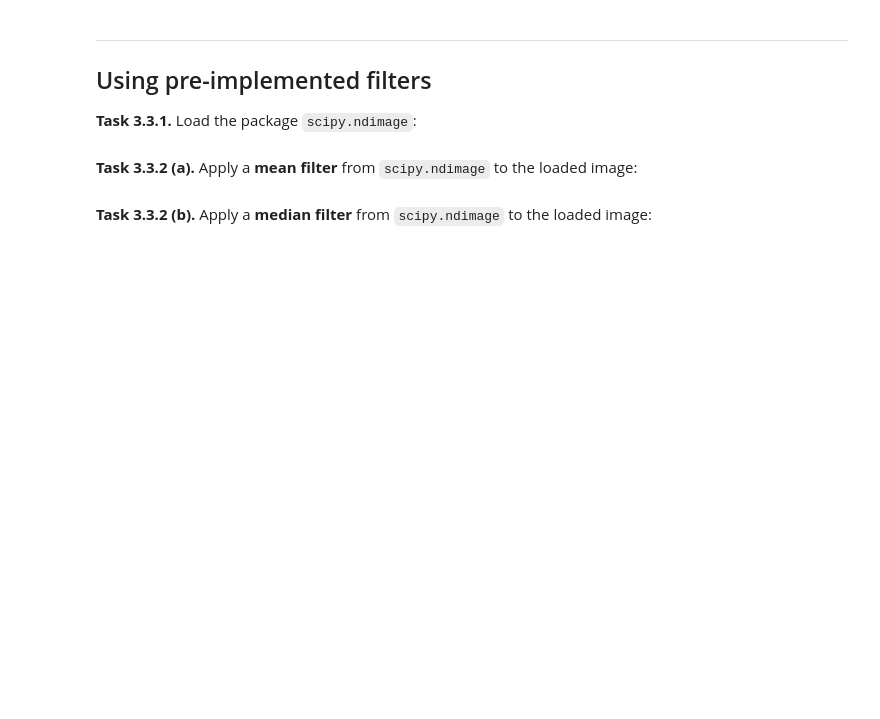
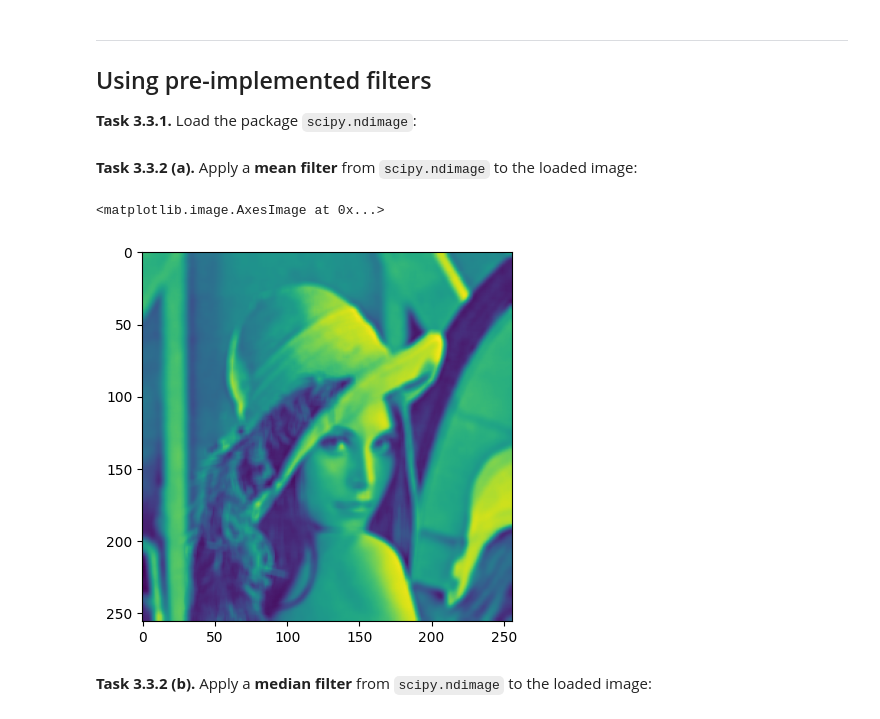
Before and after one commit to Recent-shneedle/mobi-fs3-python, a Jupyter notebook: task3.ipynb, the cells around one changed output. Saved outputs shown, nothing was run; the diff lists cells and outputs as text; code cells hidden in the pictures; blank space fills up the shorter version.

```diff
--- a/task3.ipynb
+++ b/task3.ipynb
@@ -117,4 +123,9 @@ Then, compare your result for filter size `5` with the correct result image `dat
 # %% [markdown]
 **<a id="#">Task 3.3.2 (a).</a>** Apply a **mean filter** from `scipy.ndimage` to the loaded image:
+# %%
+plt.imshow(scipy.ndimage.uniform_filter(img_l, 5))
+# %% [output]
+<matplotlib.image.AxesImage at 0x...>
+[figure, added]
 # %% [markdown]
 **<a id="#">Task 3.3.2 (b).</a>** Apply a **median filter** from `scipy.ndimage` to the loaded image:
```
Also changed, not shown: parts of 5 cells of this notebook.
